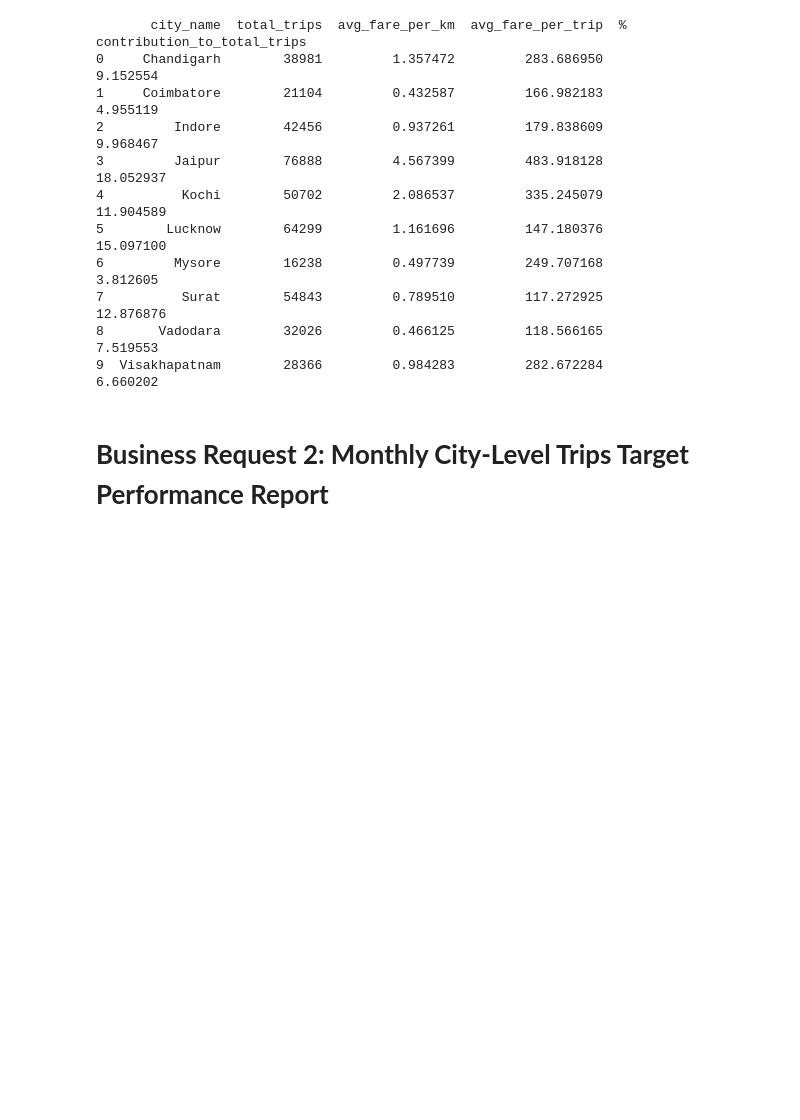
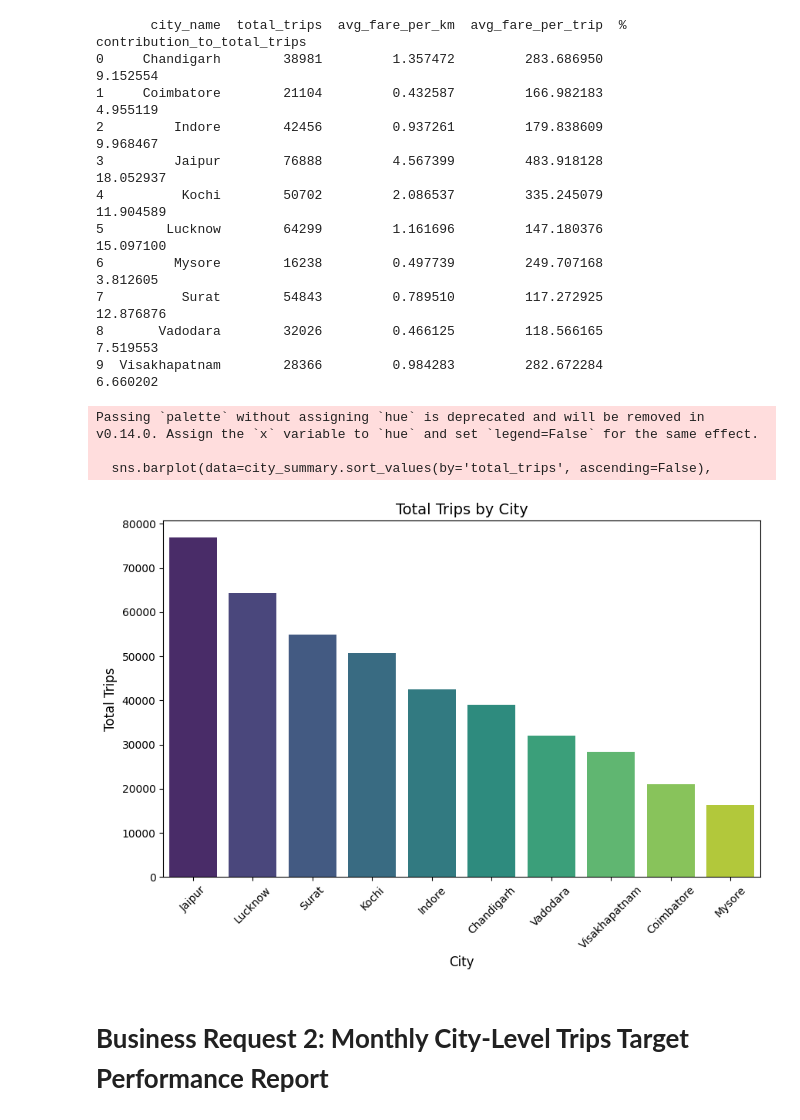
Before and after one commit to Sathya252/Good_Cab-s_Performance, a Jupyter notebook: Insights_to_Chief_of_Operations.ipynb, the cells around one changed output. Cells and saved outputs as stored; diff of their text form; code cells hidden in the pictures; blank space fills up the shorter version.

```diff
--- a/Insights_to_Chief_of_Operations.ipynb
+++ b/Insights_to_Chief_of_Operations.ipynb
@@ -247,6 +247,21 @@ print(city_summary)
 7          Surat        54843         0.789510         117.272925                      12.876876
 8       Vadodara        32026         0.466125         118.566165                       7.519553
 9  Visakhapatnam        28366         0.984283         282.672284                       6.660202
+# %%
+plt.figure(figsize=(10, 6))
+sns.barplot(data=city_summary.sort_values(by='total_trips', ascending=False),
+            x='city_name', y='total_trips', palette='viridis')
+
+plt.title("Total Trips by City", fontsize=14)
+plt.xlabel("City", fontsize=12)
+plt.ylabel("Total Trips", fontsize=12)
+plt.xticks(rotation=45)
+plt.show()
+# %% [output]
+Passing `palette` without assigning `hue` is deprecated and will be removed in v0.14.0. Assign the `x` variable to `hue` and set `legend=False` for the same effect.
+
+  sns.barplot(data=city_summary.sort_values(by='total_trips', ascending=False),
+[figure, added]
 # %% [markdown]
 # **Business Request 2: Monthly City-Level Trips Target Performance Report**
 # %% [markdown]
```
Also changed, not shown: parts of 11 cells of this notebook.
